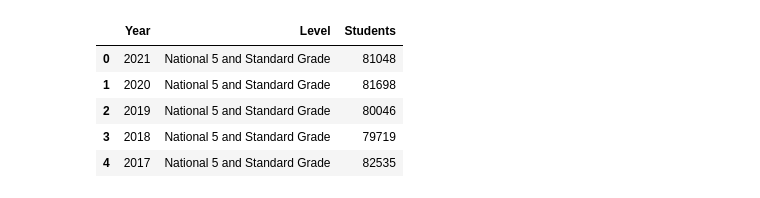
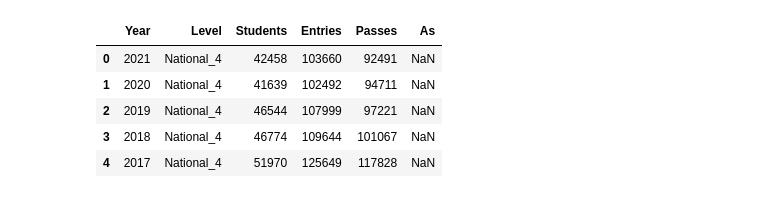
Before and after one commit to mrcrookes/sqa_joiner, a Jupyter notebook: sqa_students.ipynb, the cells around one changed output. Drawn from its saved outputs; the diff is of its cells as text; code cells hidden in the pictures.

Commit message:
improved student totals

```diff
--- a/sqa_students.ipynb
+++ b/sqa_students.ipynb
@@ -140,29 +64,0 @@ for level in levels:
-# %%
-years = ['2008', '2007', '2006']
-
-sheet_di = {'Advanced_Higher': 'AH7', 'Higher': 'NH7', 'Standard_Grade': 'SG6'}
-
-totals_students = {}
-df5 = pd.DataFrame()
-
-yl = []
-ll = []
-sl = []
-
-for level in levels:
-
-    for year in years:
-
-        dfs = pd.read_excel('./even_more_data/ASR' + year + '_' + level + '.xls',
-                            sheet_name = sheet_di[level], skiprows =  4, nrows = 17, #row_di[level],
-                               usecols=[0, 1, 3, 5])
-
-        yl.append(year)
-        ll.append(level)
-        sl.append(dfs.loc[dfs['SUBJECTS'] == 'Total cands'].values[0][1])
-
-    totals_students['Year'] = yl
-    totals_students['Level'] = ll
-    totals_students['Students'] = sl
-
-    df5 = pd.DataFrame(totals_students)
@@ -169,21 +204,21 @@ for level in levels:
 # %%
-dfc = pd.concat([df1, df2, df3, df4, df5])
+dfc = pd.concat([df1, df1a, df2])
 
-di = {'National_5': 'National 5 and Standard Grade',
-          'Standard_Grade': 'National 5 and Standard Grade',
-             'Advanced_Higher': 'Advanced Higher'}
+# di = {'National_5': 'National 5 and Standard Grade',
+#           'Standard_Grade': 'National 5 and Standard Grade',
+#              'Advanced_Higher': 'Advanced Higher'}
 
-dfc = dfc.replace({"Level": di})
+# dfc = dfc.replace({"Level": di})
 
 
 dfc.head()
 # %% [output]
-|  | Year | Level | Students |
-| 0 | 2021 | National 5 and Standard Grade | 81048 |
-| 1 | 2020 | National 5 and Standard Grade | 81698 |
-| 2 | 2019 | National 5 and Standard Grade | 80046 |
-| 3 | 2018 | National 5 and Standard Grade | 79719 |
-| 4 | 2017 | National 5 and Standard Grade | 82535 |
+|  | Year | Level | Students | Entries | Passes | As |
+| 0 | 2021 | National_4 | 42458 | 103660 | 92491 | NaN |
+| 1 | 2020 | National_4 | 41639 | 102492 | 94711 | NaN |
+| 2 | 2019 | National_4 | 46544 | 107999 | 97221 | NaN |
+| 3 | 2018 | National_4 | 46774 | 109644 | 101067 | NaN |
+| 4 | 2017 | National_4 | 51970 | 125649 | 117828 | NaN |
 # %%
 # Plot graph
 
```
Also changed, not shown: parts of 10 cells of this notebook, 1 other file.
